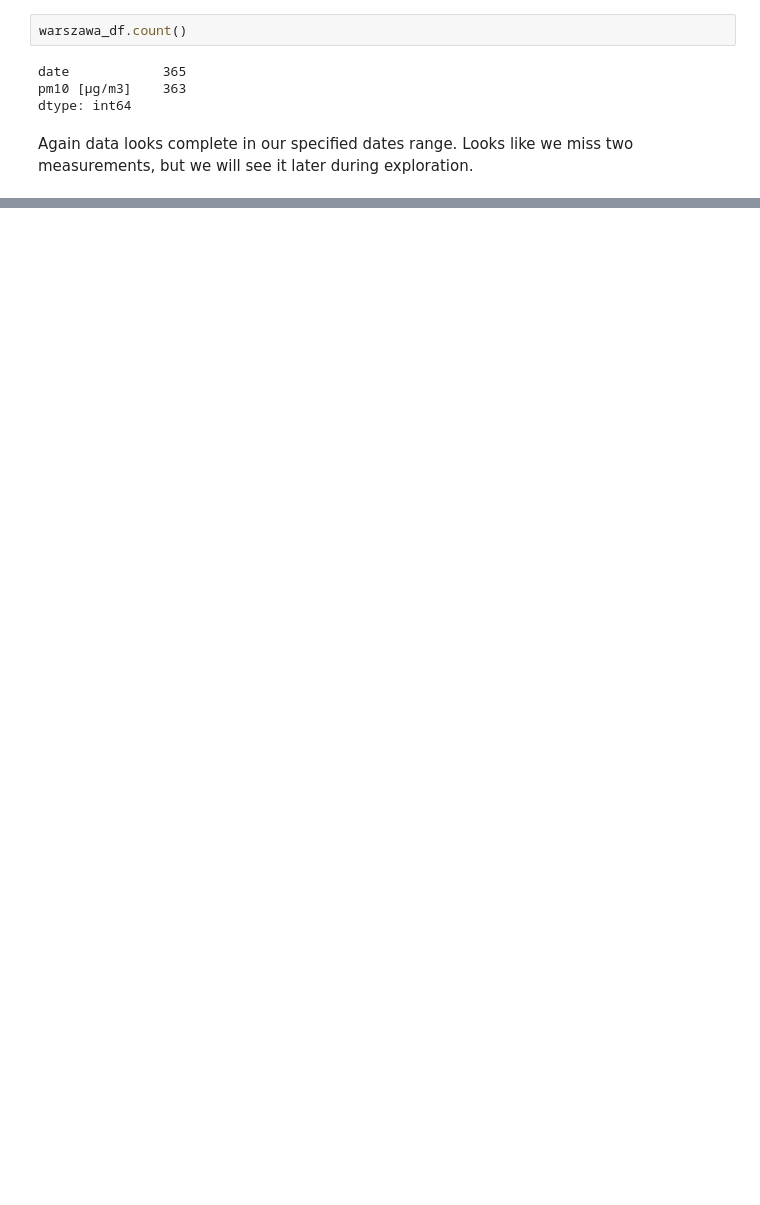
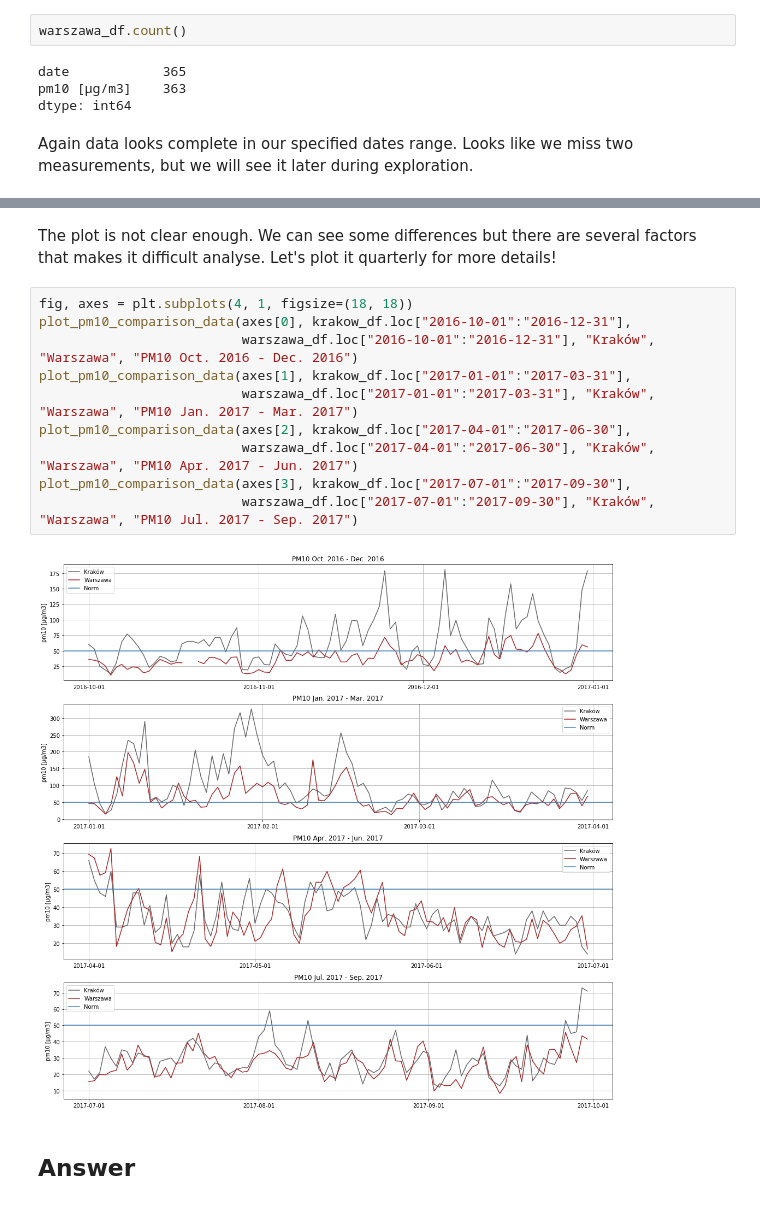
Before and after one commit to msznajder/bitcoin_price_changes_quick_analysis, a Jupyter notebook: #001 How does daily PM10 air pollution level differs between Kraków and Warsaw? (09-10-2017).ipynb, the cells around one changed output, grey strips where cells are left out. Drawn from its saved outputs; the diff is of its cells as text; blank space fills up the shorter version.

```diff
--- a/#001 How does daily PM10 air pollution level differs between Kraków and Warsaw? (09-10-2017).ipynb
+++ b/#001 How does daily PM10 air pollution level differs between Kraków and Warsaw? (09-10-2017).ipynb
@@ -269,0 +273,16 @@ Let's plot quarterly!
+# %% [markdown]
+The plot is not clear enough. We can see some differences but there are several factors that makes it difficult analyse. Let's plot it quarterly for more details!
+# %%
+fig, axes = plt.subplots(4, 1, figsize=(18, 18))
+plot_pm10_comparison_data(axes[0], krakow_df.loc["2016-10-01":"2016-12-31"],
+                          warszawa_df.loc["2016-10-01":"2016-12-31"], "Kraków", "Warszawa", "PM10 Oct. 2016 - Dec. 2016")
+plot_pm10_comparison_data(axes[1], krakow_df.loc["2017-01-01":"2017-03-31"],
+                          warszawa_df.loc["2017-01-01":"2017-03-31"], "Kraków", "Warszawa", "PM10 Jan. 2017 - Mar. 2017")
+plot_pm10_comparison_data(axes[2], krakow_df.loc["2017-04-01":"2017-06-30"],
+                          warszawa_df.loc["2017-04-01":"2017-06-30"], "Kraków", "Warszawa", "PM10 Apr. 2017 - Jun. 2017")
+plot_pm10_comparison_data(axes[3], krakow_df.loc["2017-07-01":"2017-09-30"],
+                          warszawa_df.loc["2017-07-01":"2017-09-30"], "Kraków", "Warszawa", "PM10 Jul. 2017 - Sep. 2017")
+# %% [output]
+[figure, added]
+# %% [markdown]
+## Answer
```
Also changed, not shown: parts of 20 cells of this notebook.
